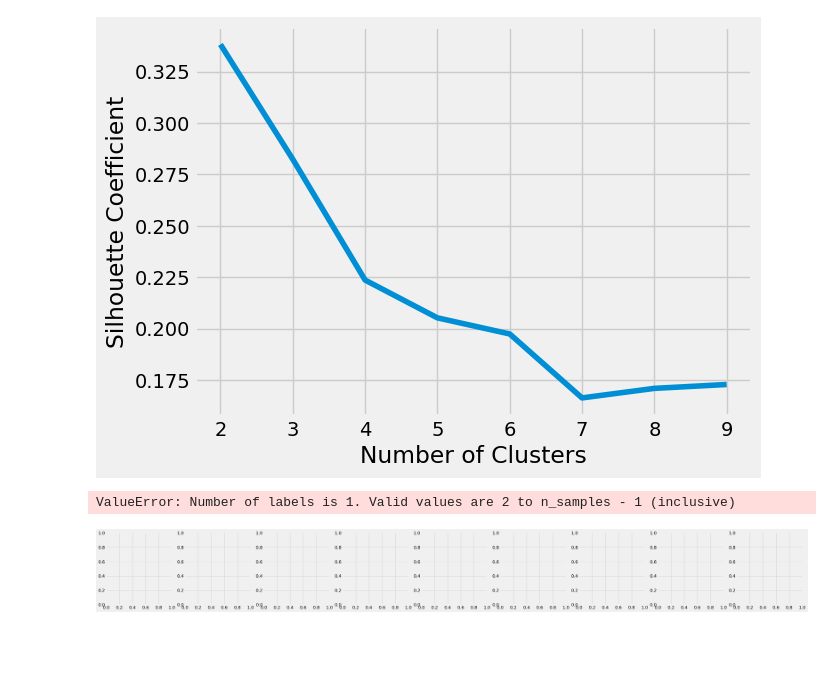
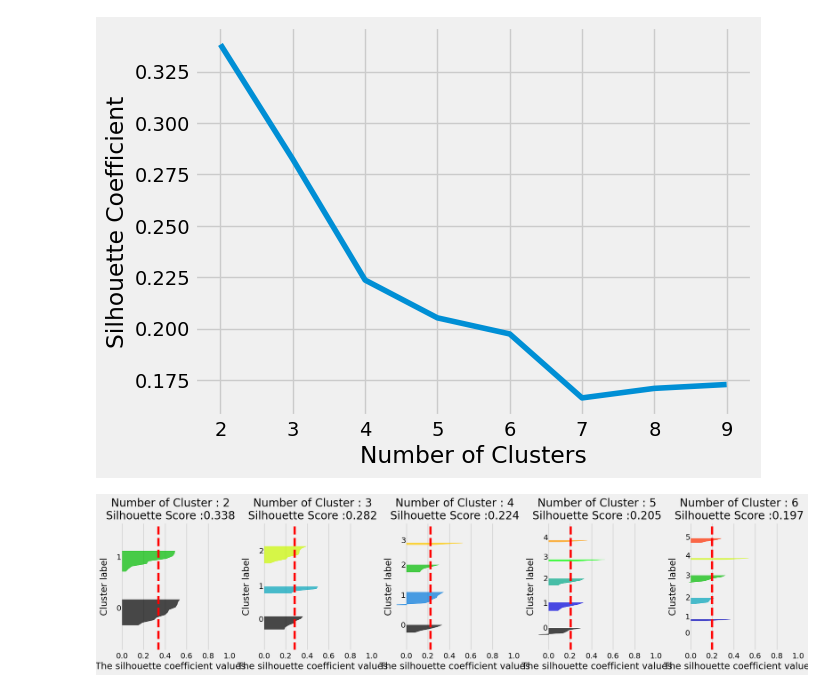
Before and after one commit to yyan17/SIADS-Milestone-II, a Jupyter notebook: unsupervised_learning/eda_practice.ipynb, the cells around one changed output. Cells and saved outputs as stored; diff of their text form; code cells hidden in the pictures; blank space fills up the shorter version.

```diff
--- a/unsupervised_learning/eda_practice.ipynb
+++ b/unsupervised_learning/eda_practice.ipynb
@@ -266,8 +262,7 @@ def visualize_silhouette(cluster_lists, X_features):
             y_lower = y_upper + 10
 
         axs[ind].axvline(x=sil_avg, color="red", linestyle="--")
-# %%
-visualize_silhouette(range(1,10), X)
-# %% [output]
-ValueError: Number of labels is 1. Valid values are 2 to n_samples - 1 (inclusive)
-[figure, removed]
+# %%
+visualize_silhouette(range(2,7), scaled_X)
+# %% [output]
+[figure, added]
```
Also changed, not shown: parts of 1 cell of this notebook, 6 other files.
